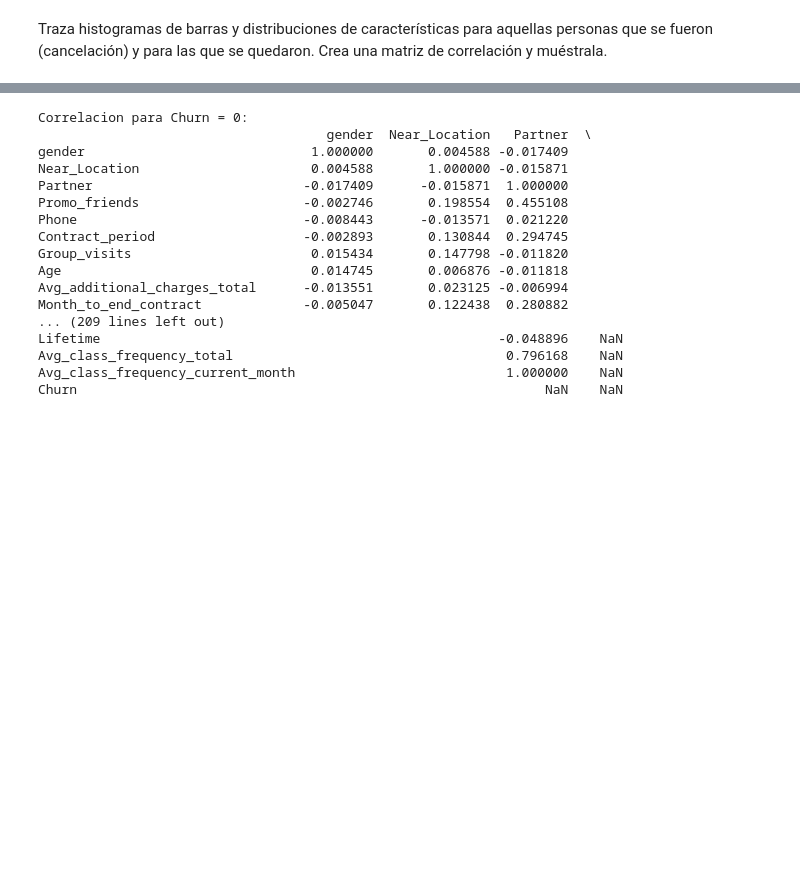
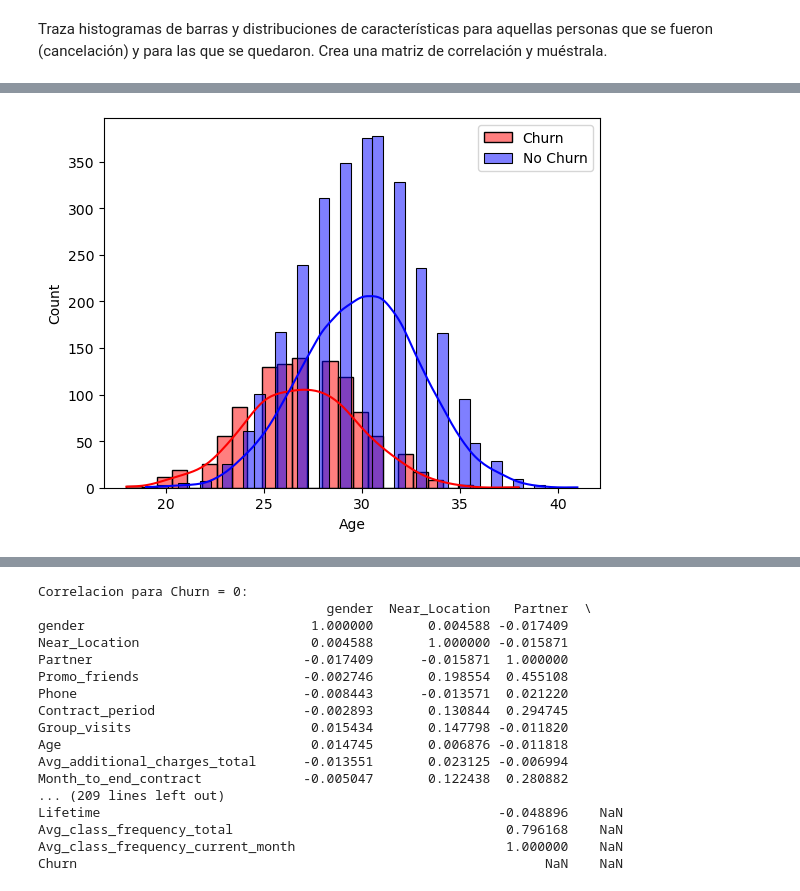
Before and after one commit to hukitan/tripleten, a Jupyter notebook: Proyectos_en_desarrollo/Proyecto 13/proyecto13.ipynb, the cells around one changed output, grey strips where cells are left out. Drawn from its saved outputs; the diff is of its cells as text; code cells hidden in the pictures; blank space fills up the shorter version.

```diff
--- a/Proyectos_en_desarrollo/Proyecto 13/proyecto13.ipynb
+++ b/Proyectos_en_desarrollo/Proyecto 13/proyecto13.ipynb
@@ -107,0 +81,9 @@ data.corr()
+# %%
+sns.histplot(data[data['Churn'] == 1]['Age'],
+             color='red', label='Churn', kde=True)
+sns.histplot(data[data['Churn'] == 0]['Age'],
+             color='blue', label='No Churn', kde=True)
+plt.legend()
+plt.show()
+# %% [output]
+[figure, added]
```
Also changed, not shown: parts of 8 cells of this notebook.
